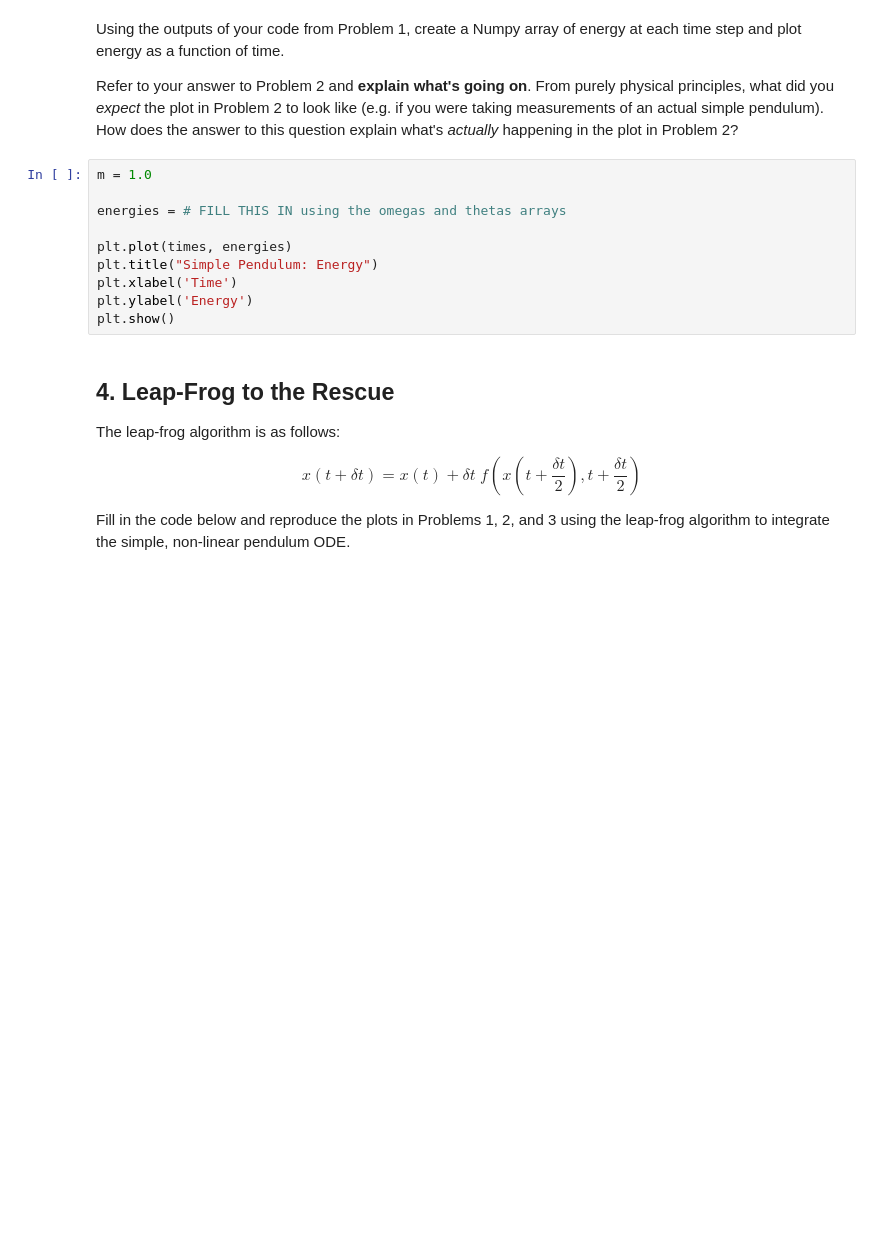
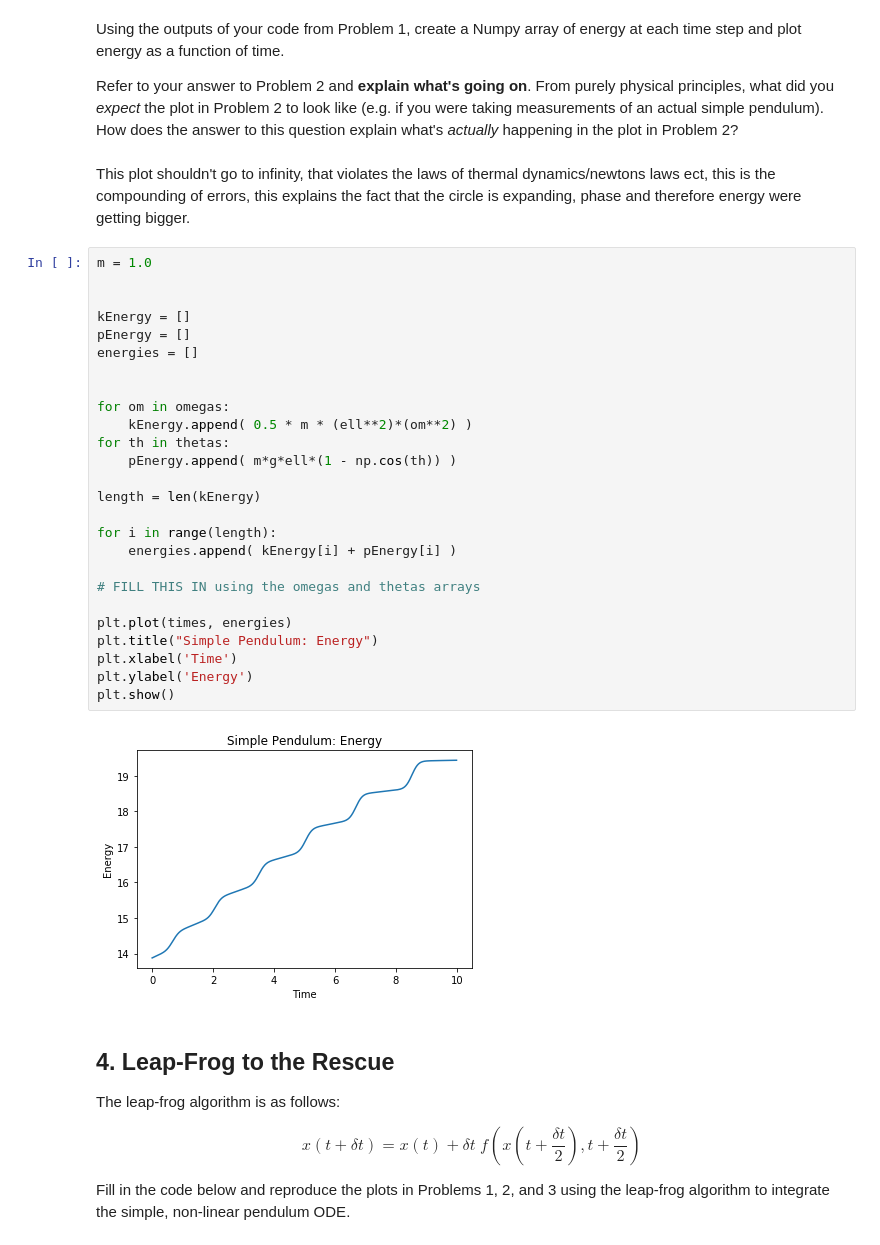
Before and after one commit to Physics177-2018/homework-5b-jamesbg314, a Jupyter notebook: Homework 5b.ipynb, the cells around one changed output. Drawn from its saved outputs; the diff is of its cells as text; blank space fills up the shorter version.

```diff
--- a/Homework 5b.ipynb
+++ b/Homework 5b.ipynb
@@ -134,16 +144,36 @@ print(test_numpy_array**2)
 Using the outputs of your code from Problem 1, create a Numpy array of energy at each time step and plot energy as a function of time.
 
 Refer to your answer to Problem 2 and **explain what's going on**. From purely physical principles, what did you *expect* the plot in Problem 2 to look like (e.g. if you were taking measurements of an actual simple pendulum). How does the answer to this question explain what's *actually* happening in the plot in Problem 2?
+# %% [markdown]
+This plot shouldn't go to infinity, that violates the laws of thermal dynamics/newtons laws ect, this is the compounding of errors, this explains the fact that the circle is expanding, phase and therefore energy were getting bigger.
 # %%
 m = 1.0
 
-energies = # FILL THIS IN using the omegas and thetas arrays
+
+kEnergy = []
+pEnergy = []
+energies = []
+
+
+for om in omegas:
+    kEnergy.append( 0.5 * m * (ell**2)*(om**2) )
+for th in thetas:
+    pEnergy.append( m*g*ell*(1 - np.cos(th)) )
+
+length = len(kEnergy)
+
+for i in range(length):
+    energies.append( kEnergy[i] + pEnergy[i] )
+
+# FILL THIS IN using the omegas and thetas arrays
 
 plt.plot(times, energies)
 plt.title("Simple Pendulum: Energy")
 plt.xlabel('Time')
 plt.ylabel('Energy')
 plt.show()
+# %% [output]
+[figure, added]
 # %% [markdown]
 ## 4. Leap-Frog to the Rescue
 
```
Also changed, not shown: parts of 10 cells of this notebook.
